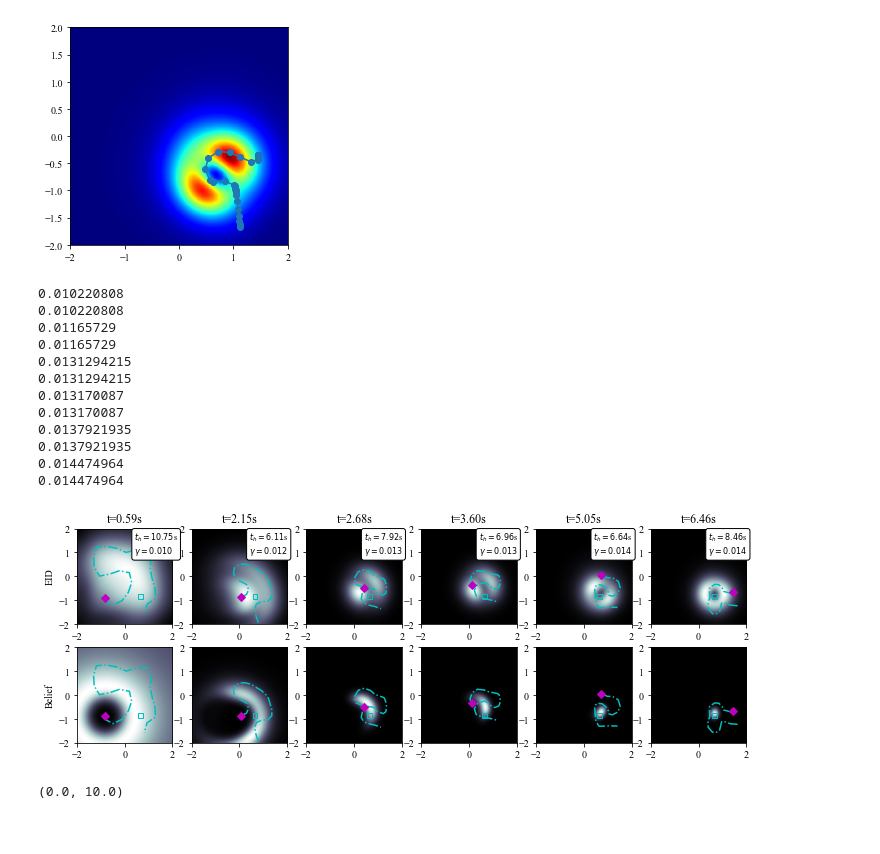
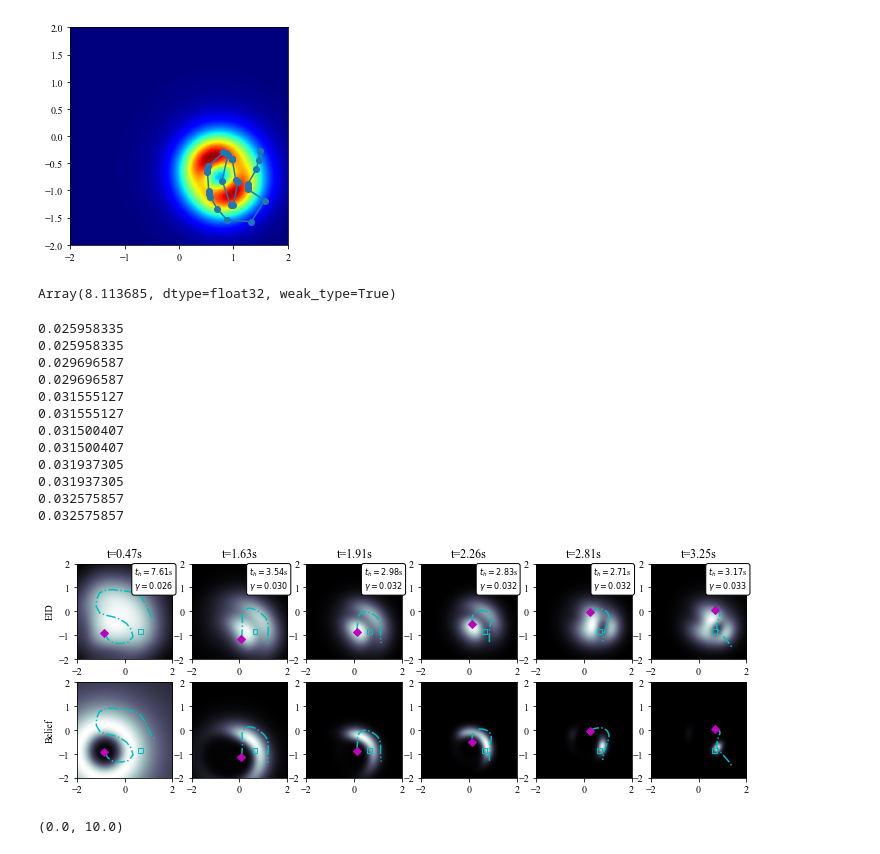
Before and after one commit to ialab-yale/time_optimal_ergodic_search, a Jupyter notebook: experiments/time_varying_search/receding_horizonDubinsCarTimeOpt.ipynb, the cells around one changed output. Saved outputs shown, nothing was run; the diff lists cells and outputs as text; code cells hidden in the pictures.

```diff
--- a/experiments/time_varying_search/receding_horizonDubinsCarTimeOpt.ipynb
+++ b/experiments/time_varying_search/receding_horizonDubinsCarTimeOpt.ipynb
@@ -203,7 +203,7 @@ unif_phik = get_phik(target_distribution.evals, planner.basis)
 args.update({'erg_ub' : _percent_max*planner.erg_metric(unif_phik, 2*unif_phik)})
 erg_up_log.append(args['erg_ub'])
 
-onp.random.seed(69)
+onp.random.seed(1)
 
 t_max = 20
 while planner._ck_dynamics._t_curr < t_max:
@@ -226,37 +226,40 @@ while planner._ck_dynamics._t_curr < t_max:
                   _robot_state[:2].copy(),
                   sol['x'].copy(),
                   np.copy(planner._ck_dynamics._t_curr),
                   _dt,
                   args['erg_ub'])
 
     t_lap = t_lap + _dt
     dt_list.append(_dt)
     planner._ck_dynamics.step(_robot_state, _dt)
     _robot_state = _robot_state + _dt * robot.dfdt(_robot_state, sol['u'][0])
     args.update({
         'x0': _robot_state,
         'ck_state' : planner._ck_dynamics._ck_state,
         't_curr' : planner._ck_dynamics._t_curr
     })
     _y = meas_model(_true_p, _robot_state[:2]) + onp.random.normal(0., 0.1)
     # _y_distract = meas_model(_robot_state[:2], _distractor_p) + onp.random.uniform(0., 0.1)
     target_distribution.update_prior(_robot_state[:2], _y)
     # target_distribution.update_prior(_robot_state[:2], _y_distract)
     _fish_evals = target_distribution.update_eid()
     args.update({
         'phik' : get_phik(_fish_evals, planner.basis)
     })
-    args.update({'erg_ub' : _percent_max*(
-        0*planner.erg_metric(unif_phik, args['phik']) + planner.erg_metric(0*unif_phik, args['phik'])
+    args.update({'erg_ub' : _percent_max*(planner.erg_metric(0*unif_phik, args['phik'])
         )})
     t_lap = 0
     erg_up_log.append(args['erg_ub'])
 
     planner.time_shift_plan()
-    if np.linalg.det(var) < 1e-3:
+    if np.linalg.det(var) < 1e-2:
         break
 # %% [output]
-[figure, old version]
+[figure, new version]
+# %%
+planner._ck_dynamics._t_curr
+# %% [output]
+Array(8.113685, dtype=float32, weak_type=True)
 # %%
 logger.to_numpy()
 # %%
@@ -296,21 +299,21 @@ for i, _idx in enumerate(idxs):
     #     axs[1,i].set_xticks([])
     #     axs[0,i].set_yticks([])
 
-# plt.savefig('receding_horizon.pdf')
+plt.savefig('receding_horizon.pdf')
 # %% [output]
-0.010220808
-0.010220808
-0.01165729
-0.01165729
-0.0131294215
-0.0131294215
-0.013170087
-0.013170087
-0.0137921935
-0.0137921935
-0.014474964
-0.014474964
+0.025958335
+0.025958335
+0.029696587
+0.029696587
+0.031555127
+0.031555127
+0.031500407
+0.031500407
+0.031937305
+0.031937305
+0.032575857
+0.032575857
-[figure, old version]
+[figure, new version]
 # %%
 plt.plot(logger.time, [np.linalg.det(_std) for _std in logger.stds])
 plt.xlim(0,10)
```
Also changed, not shown: 10 other files.
